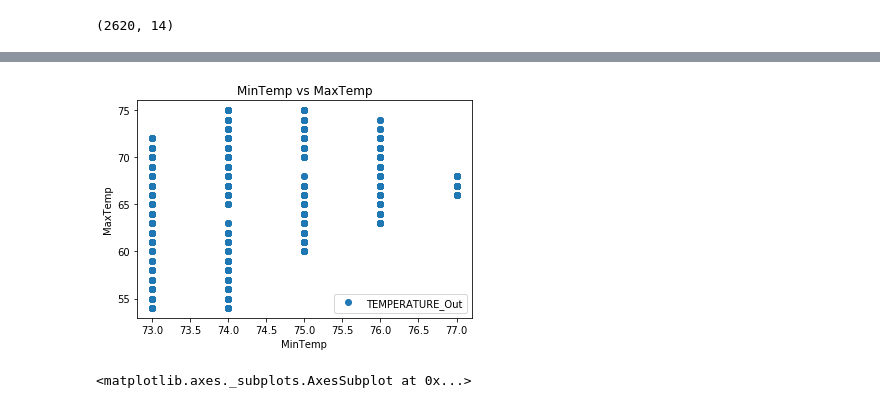
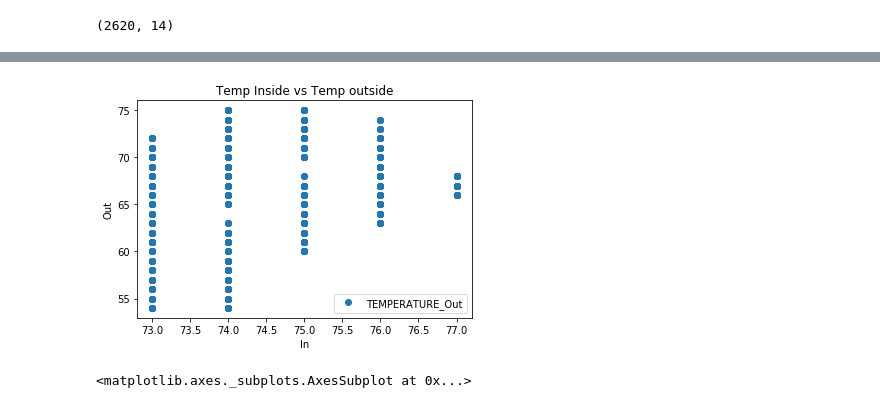
Before and after one commit to slavisha84/Project_3, a Jupyter notebook: DATA_PULL_FROM_DBS.ipynb, the cells around one changed output, grey strips where cells are left out. Drawn from its saved outputs; the diff is of its cells as text; code cells hidden in the pictures.

```diff
--- a/DATA_PULL_FROM_DBS.ipynb
+++ b/DATA_PULL_FROM_DBS.ipynb
@@ -114,12 +114,12 @@ dataset.describe()
 | max | 2619.000000 | 2621.000000 | 75.000000 | 1.512415e+06 | 93.800000 | 984.600000 | 323.900000 | 2622.000000 | ... |
 # %%
 dataset.plot(x='TEMPERATURE_In', y='TEMPERATURE_Out', style='o')
-plt.title('MinTemp vs MaxTemp')
-plt.xlabel('MinTemp')
-plt.ylabel('MaxTemp')
+plt.title('Temp Inside vs Temp outside')
+plt.xlabel('In')
+plt.ylabel('Out')
 plt.show()
 # %% [output]
-[figure, old version]
+[figure, new version]
 # %%
 plt.figure(figsize=(15,10))
 plt.tight_layout()
```
Also changed, not shown: parts of 9 cells of this notebook.
